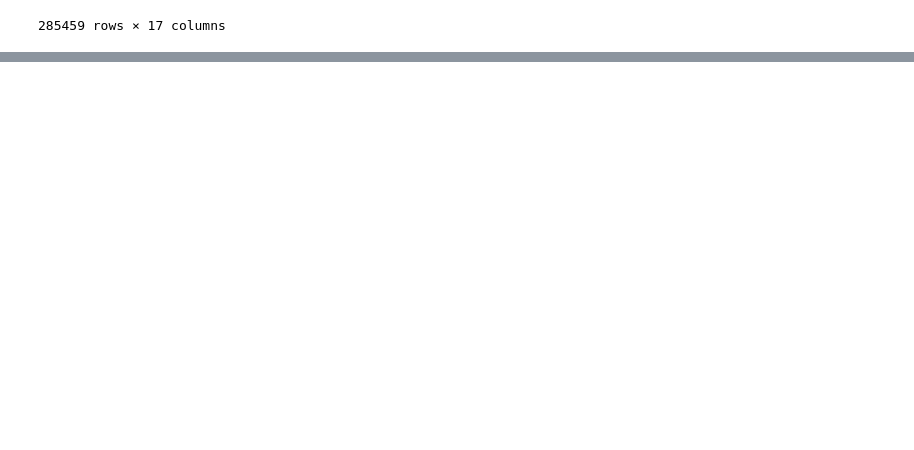
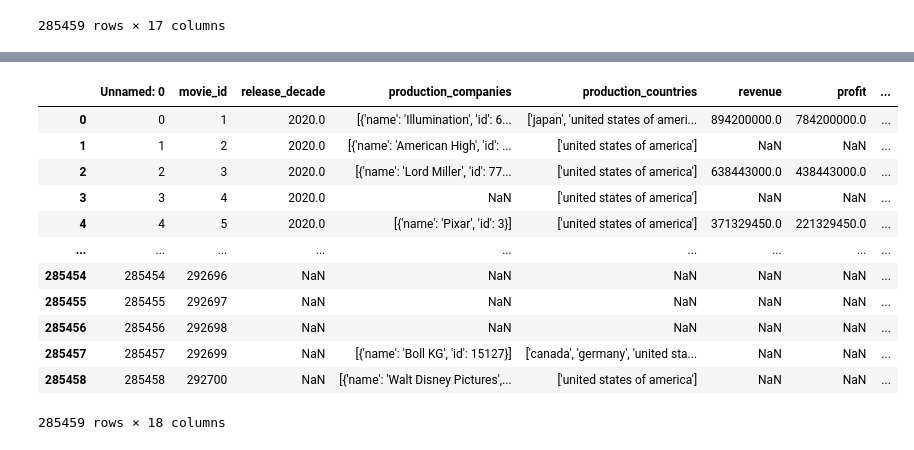
Before and after one commit to WobinWobin/data-trio-project, a Jupyter notebook: DMW/film_data/film_scraper.ipynb, the cells around one changed output, grey strips where cells are left out. Cells and saved outputs as stored; diff of their text form; code cells hidden in the pictures; blank space fills up the shorter version.

Commit message:
TMDB data

```diff
--- a/DMW/film_data/film_scraper.ipynb
+++ b/DMW/film_data/film_scraper.ipynb
@@ -349,3 +349,6 @@ df_tmdb
 | 285457 | 292699 | NaN | [{'name': 'Boll KG', 'id': 15127}] | [canada, germany, united states o... | NaN | NaN | NaN | ... |
 | 285458 | 292700 | NaN | [{'name': 'Walt Disney Pictures',... | [united states of america] | NaN | NaN | NaN | ... |
 285459 rows × 17 columns
+# %%
+df_tmdb = pd.read_csv('tmdb_data_detailed.csv')
+df_tmdb
@@ -351,0 +579,16 @@ df_tmdb
+# %%
+df_tmdb
+# %% [output]
+|  | Unnamed: 0 | movie_id | release_decade | production_companies | production_countries | revenue | profit | ... |
+| 0 | 0 | 1 | 2020.0 | [{'name': 'Illumination', 'id': 6... | ['japan', 'united states of ameri... | 894200000.0 | 784200000.0 | ... |
+| 1 | 1 | 2 | 2020.0 | [{'name': 'American High', 'id': ... | ['united states of america'] | NaN | NaN | ... |
+| 2 | 2 | 3 | 2020.0 | [{'name': 'Lord Miller', 'id': 77... | ['united states of america'] | 638443000.0 | 438443000.0 | ... |
+| 3 | 3 | 4 | 2020.0 | NaN | ['united states of america'] | NaN | NaN | ... |
+| 4 | 4 | 5 | 2020.0 | [{'name': 'Pixar', 'id': 3}] | ['united states of america'] | 371329450.0 | 221329450.0 | ... |
+| ... | ... | ... | ... | ... | ... | ... | ... | ... |
+| 285454 | 285454 | 292696 | NaN | NaN | NaN | NaN | NaN | ... |
+| 285455 | 285455 | 292697 | NaN | NaN | NaN | NaN | NaN | ... |
+| 285456 | 285456 | 292698 | NaN | NaN | NaN | NaN | NaN | ... |
+| 285457 | 285457 | 292699 | NaN | [{'name': 'Boll KG', 'id': 15127}] | ['canada', 'germany', 'united sta... | NaN | NaN | ... |
+| 285458 | 285458 | 292700 | NaN | [{'name': 'Walt Disney Pictures',... | ['united states of america'] | NaN | NaN | ... |
+285459 rows × 18 columns
```
Also changed, not shown: parts of 5 cells of this notebook, 3 other files.
